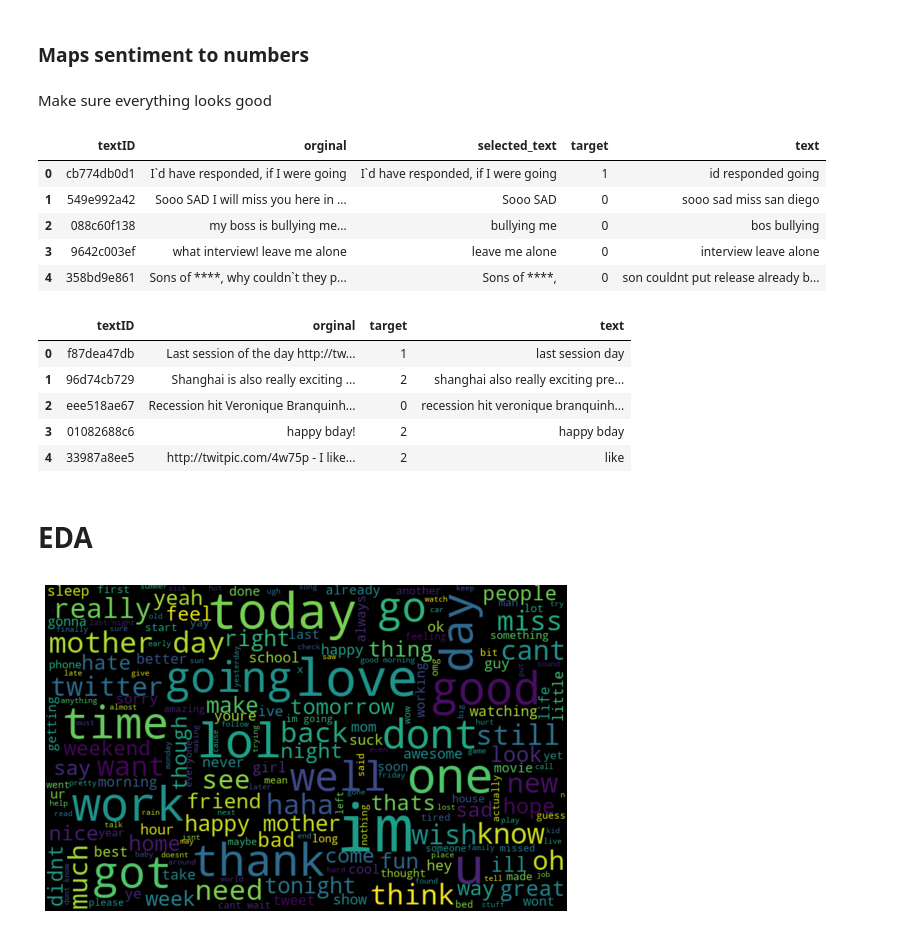
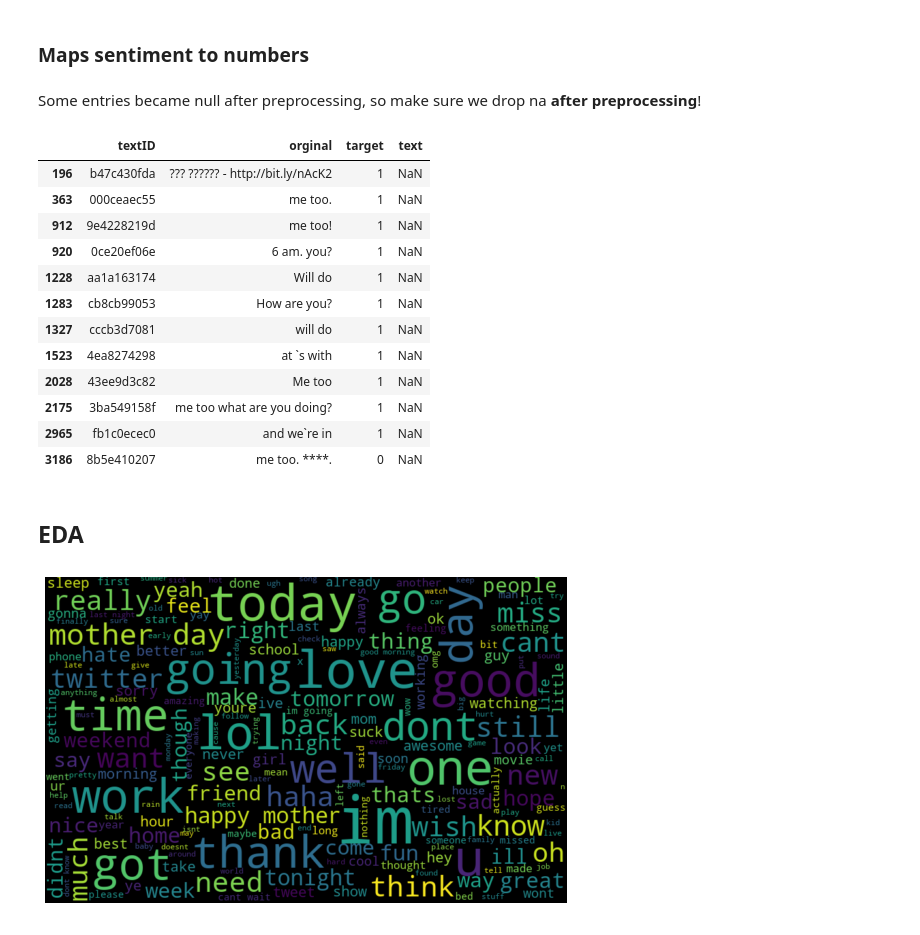
Before and after one commit to O0uf/Twitter-Sentiment-Analysis, a Jupyter notebook: main_temp.ipynb, the cells around one changed output. Saved outputs shown, nothing was run; the diff lists cells and outputs as text; code cells hidden in the pictures.

```diff
--- a/main_temp.ipynb
+++ b/main_temp.ipynb
@@ -156,26 +156,24 @@ sentiment_map = {
 }
 train['sentiment'] = train['sentiment'].map(sentiment_map)
 test['sentiment'] = test['sentiment'].map(sentiment_map)
-# %% [markdown]
-Make sure everything looks good
-# %%
-train.head()
-# %% [output]
-|  | textID | orginal | selected_text | target | text |
-| 0 | cb774db0d1 | I`d have responded, if I were going | I`d have responded, if I were going | 1 | id responded going |
-| 1 | 549e992a42 | Sooo SAD I will miss you here in ... | Sooo SAD | 0 | sooo sad miss san diego |
-| 2 | 088c60f138 | my boss is bullying me... | bullying me | 0 | bos bullying |
-| 3 | 9642c003ef | what interview! leave me alone | leave me alone | 0 | interview leave alone |
-| 4 | 358bd9e861 | Sons of ****, why couldn`t they p... | Sons of ****, | 0 | son couldnt put release already b... |
-# %%
-test.head()
-# %% [output]
-|  | textID | orginal | target | text |
-| 0 | f87dea47db | Last session of the day http://tw... | 1 | last session day |
-| 1 | 96d74cb729 | Shanghai is also really exciting ... | 2 | shanghai also really exciting pre... |
-| 2 | eee518ae67 | Recession hit Veronique Branquinh... | 0 | recession hit veronique branquinh... |
-| 3 | 01082688c6 | happy bday! | 2 | happy bday |
-| 4 | 33987a8ee5 | http://twitpic.com/4w75p - I like... | 2 | like |
+# %% [markdown]
+Some entries became null after preprocessing, so make sure we drop na **after preprocessing**!
+# %%
+test[test['text'].isna()==True]
+# %% [output]
+|  | textID | orginal | target | text |
+| 196 | b47c430fda | ??? ?????? - http://bit.ly/nAcK2 | 1 | NaN |
+| 363 | 000ceaec55 | me too. | 1 | NaN |
+| 912 | 9e4228219d | me too! | 1 | NaN |
+| 920 | 0ce20ef06e | 6 am. you? | 1 | NaN |
+| 1228 | aa1a163174 | Will do | 1 | NaN |
+| 1283 | cb8cb99053 | How are you? | 1 | NaN |
+| 1327 | cccb3d7081 | will do | 1 | NaN |
+| 1523 | 4ea8274298 | at `s with | 1 | NaN |
+| 2028 | 43ee9d3c82 | Me too | 1 | NaN |
+| 2175 | 3ba549158f | me too what are you doing? | 1 | NaN |
+| 2965 | fb1c0ecec0 | and we`re in | 1 | NaN |
+| 3186 | 8b5e410207 | me too. ****. | 0 | NaN |
 # %%
 # rename
 train = train.set_axis(['textID','orginal','selected_text','target','text'],axis=1)
@@ -184,7 +185,7 @@ test = test.set_axis(['textID','orginal','target','text'],axis=1)
 train.to_csv('data/train_cleaned.csv',index=False)
 test.to_csv('data/test_cleaned.csv',index=False)
 # %% [markdown]
-# EDA
+## EDA
 # %%
 # install the packagge if you havent
 # pip install wordcloud
```
Also changed, not shown: parts of 13 cells of this notebook, 6 other files.
